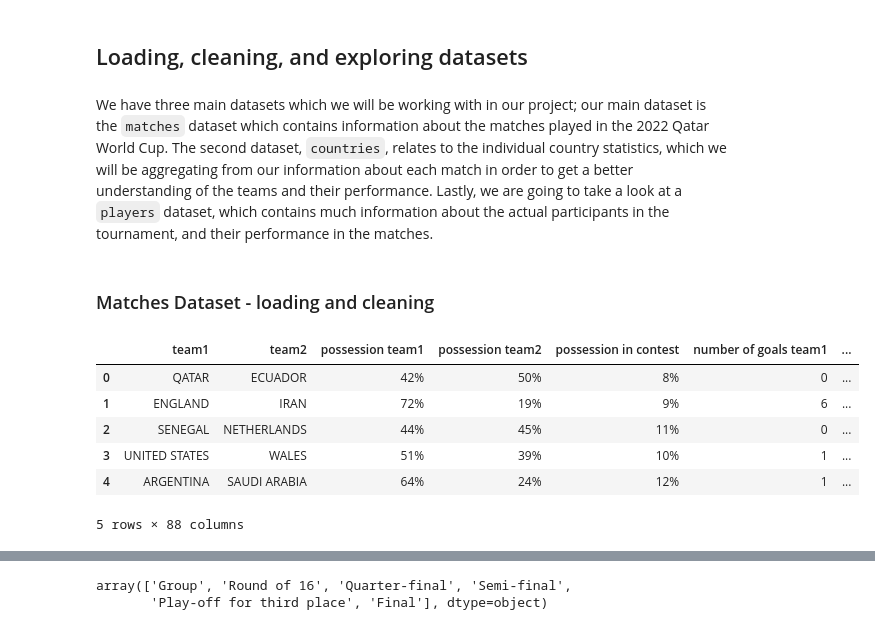
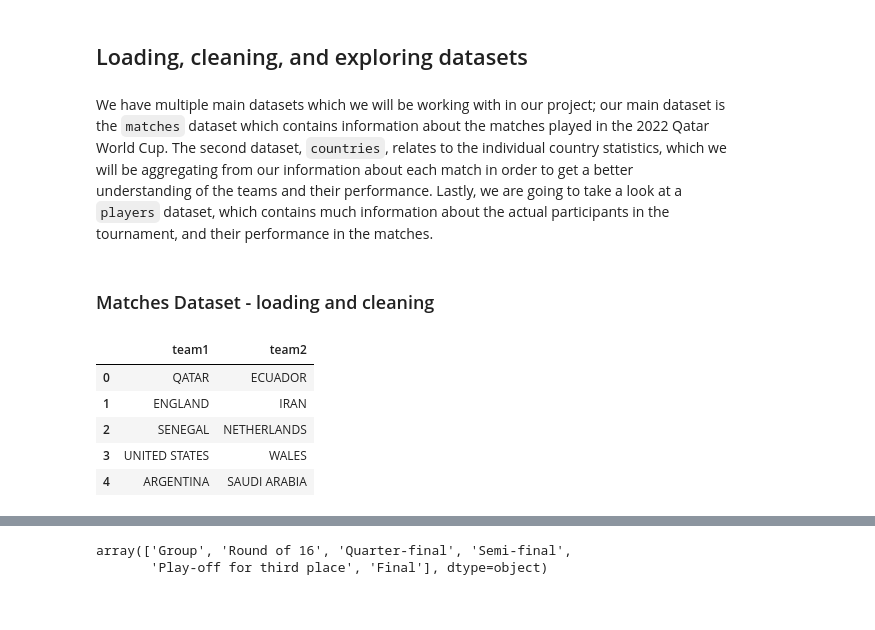
Before and after one commit to ccvale/2022-Qatar-World-Cup-Analysis, a Jupyter notebook: worldcup.ipynb, the cells around one changed output, grey strips where cells are left out. Cells and saved outputs as stored; diff of their text form; code cells hidden in the pictures.

```diff
--- a/worldcup.ipynb
+++ b/worldcup.ipynb
@@ -20,20 +34,19 @@ from plotnine import *
 # %% [markdown]
 ## Loading, cleaning, and exploring datasets
 # %% [markdown]
-We have three main datasets which we will be working with in our project; our main dataset is the `matches` dataset which contains information about the matches played in the 2022 Qatar World Cup. The second dataset, `countries`, relates to the individual country statistics, which we will be aggregating from our information about each match in order to get a better understanding of the teams and their performance. Lastly, we are going to take a look at a `players` dataset, which contains much information about the actual participants in the tournament, and their performance in the matches.
+We have multiple main datasets which we will be working with in our project; our main dataset is the `matches` dataset which contains information about the matches played in the 2022 Qatar World Cup. The second dataset, `countries`, relates to the individual country statistics, which we will be aggregating from our information about each match in order to get a better understanding of the teams and their performance. Lastly, we are going to take a look at a `players` dataset, which contains much information about the actual participants in the tournament, and their performance in the matches.
 # %% [markdown]
 ### Matches Dataset - loading and cleaning
 # %%
 matches = pd.read_csv('cup.csv')
-matches.head()
+matches[['team1', 'team2']].head()
 # %% [output]
-|  | team1 | team2 | possession team1 | possession team2 | possession in contest | number of goals team1 | ... |
-| 0 | QATAR | ECUADOR | 42% | 50% | 8% | 0 | ... |
-| 1 | ENGLAND | IRAN | 72% | 19% | 9% | 6 | ... |
-| 2 | SENEGAL | NETHERLANDS | 44% | 45% | 11% | 0 | ... |
-| 3 | UNITED STATES | WALES | 51% | 39% | 10% | 1 | ... |
-| 4 | ARGENTINA | SAUDI ARABIA | 64% | 24% | 12% | 1 | ... |
+|  | team1 | team2 |
+| 0 | QATAR | ECUADOR |
+| 1 | ENGLAND | IRAN |
+| 2 | SENEGAL | NETHERLANDS |
+| 3 | UNITED STATES | WALES |
+| 4 | ARGENTINA | SAUDI ARABIA |
-5 rows × 88 columns
 # %%
 matches = matches[[
     'team1',
```
Also changed, not shown: parts of 42 cells of this notebook, 2 other files.
